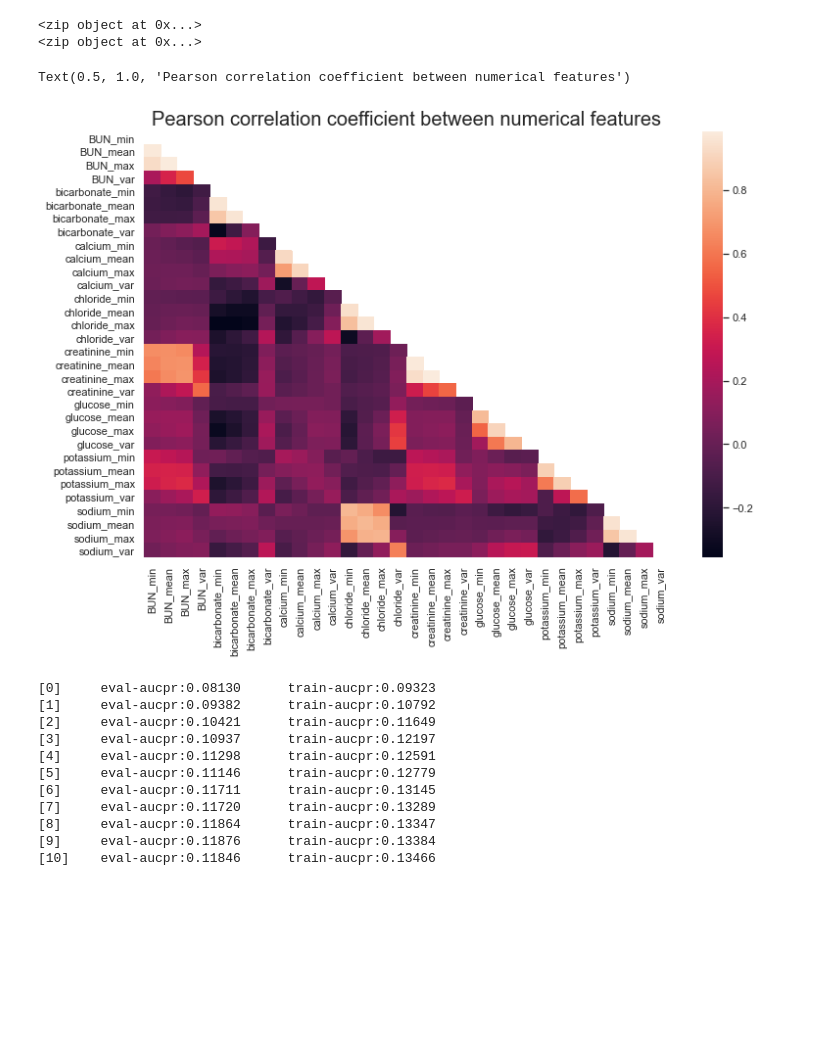
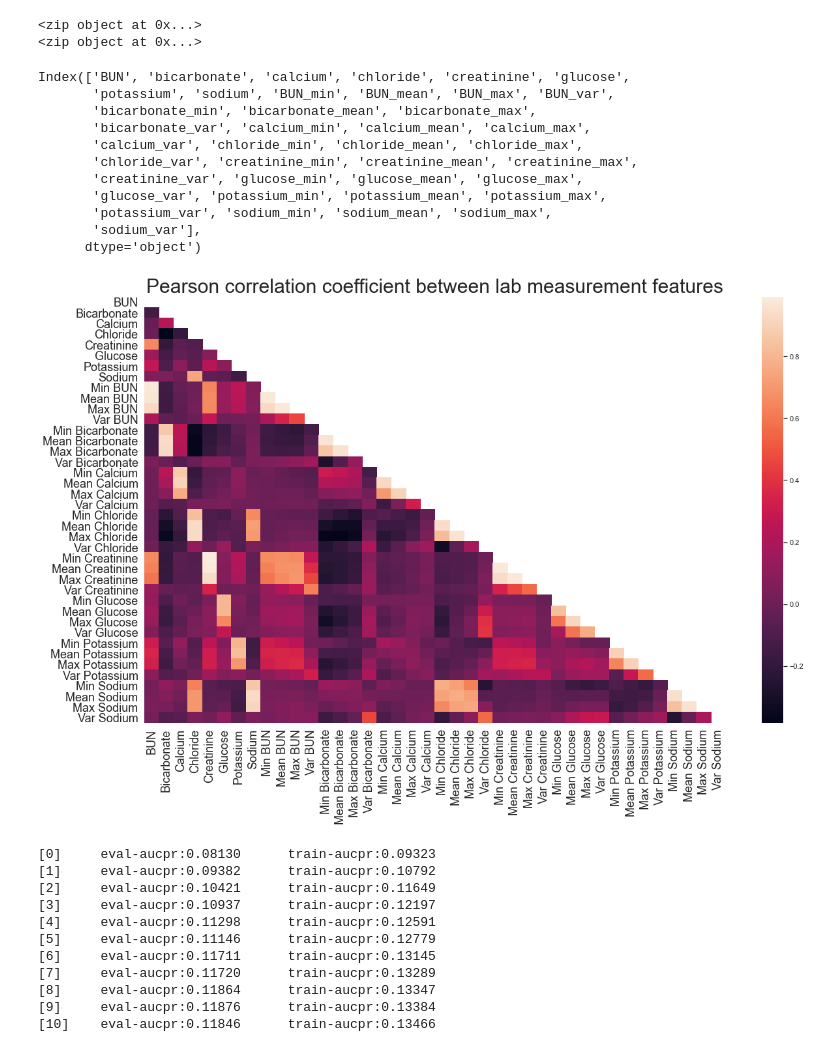
Before and after one commit to zhakhverdyan/eICU_AKIlert, a Jupyter notebook: notebooks/XGBoost_timeseries_samp.ipynb, the cells around one changed output. Saved outputs shown, nothing was run; the diff lists cells and outputs as text; code cells hidden in the pictures; blank space fills up the shorter version.

```diff
--- a/notebooks/XGBoost_timeseries_samp.ipynb
+++ b/notebooks/XGBoost_timeseries_samp.ipynb
@@ -281,3 +281,17 @@ print(custom_cv)
 # %% [output]
 <zip object at 0x...>
 <zip object at 0x...>
+# %%
+X_test.columns
+# %% [output]
+Index(['BUN', 'bicarbonate', 'calcium', 'chloride', 'creatinine', 'glucose',
+       'potassium', 'sodium', 'BUN_min', 'BUN_mean', 'BUN_max', 'BUN_var',
+       'bicarbonate_min', 'bicarbonate_mean', 'bicarbonate_max',
+       'bicarbonate_var', 'calcium_min', 'calcium_mean', 'calcium_max',
+       'calcium_var', 'chloride_min', 'chloride_mean', 'chloride_max',
+       'chloride_var', 'creatinine_min', 'creatinine_mean', 'creatinine_max',
+       'creatinine_var', 'glucose_min', 'glucose_mean', 'glucose_max',
+       'glucose_var', 'potassium_min', 'potassium_mean', 'potassium_max',
+       'potassium_var', 'sodium_min', 'sodium_mean', 'sodium_max',
+       'sodium_var'],
+      dtype='object')
@@ -284,21 +339,25 @@ print(custom_cv)
 # %%
 import seaborn as sns
 import matplotlib.pyplot as plt
+sns.set_palette("bright")
+
 num_corr_mat = np.corrcoef(X_test.values, rowvar=False)
 
 mask = np.triu(np.ones_like(num_corr_mat, dtype=np.bool))
 sns.set(style="white")
 
 # Set up the matplotlib figure
-f, ax = plt.subplots(figsize=(12, 8))
-#xticklabels = X_test.columns.tolist()
-#yticklabels = X_test.columns.tolist()
+f, ax = plt.subplots(figsize=(18, 12))
 
-ax = sns.heatmap(num_corr_mat, annot=False, mask=mask, xticklabels = X_test.columns, yticklabels = X_test.columns)
-ax.set_title("Pearson correlation coefficient between lab measurements", fontsize=20)
+ax = sns.heatmap(num_corr_mat, annot=False, mask=mask, xticklabels = graph_label, yticklabels = graph_label)
+plt.xticks(fontsize=18)
+plt.yticks(fontsize=18)
+ax.set_title("Pearson correlation coefficient between lab measurement features", fontsize=30)
+
+plt.tight_layout()
+plt.savefig('../images/num_correlations.png')
 # %% [output]
-Text(0.5, 1.0, 'Pearson correlation coefficient between numerical features')
-[figure, old version]
+[figure, new version]
 # %%
 import xgboost as xgb
 random_state=2020
```
Also changed, not shown: parts of 19 cells of this notebook, 4 other files.
